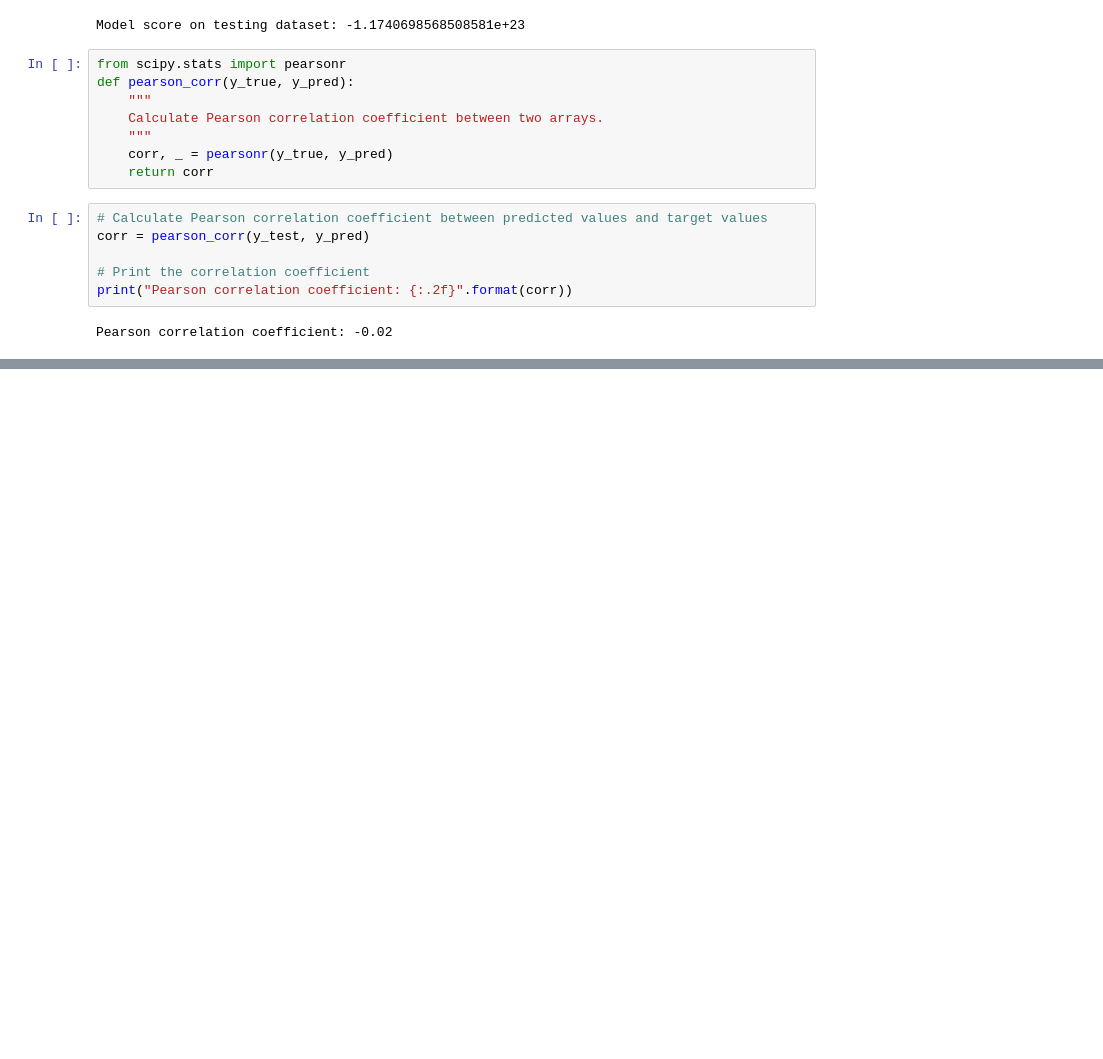
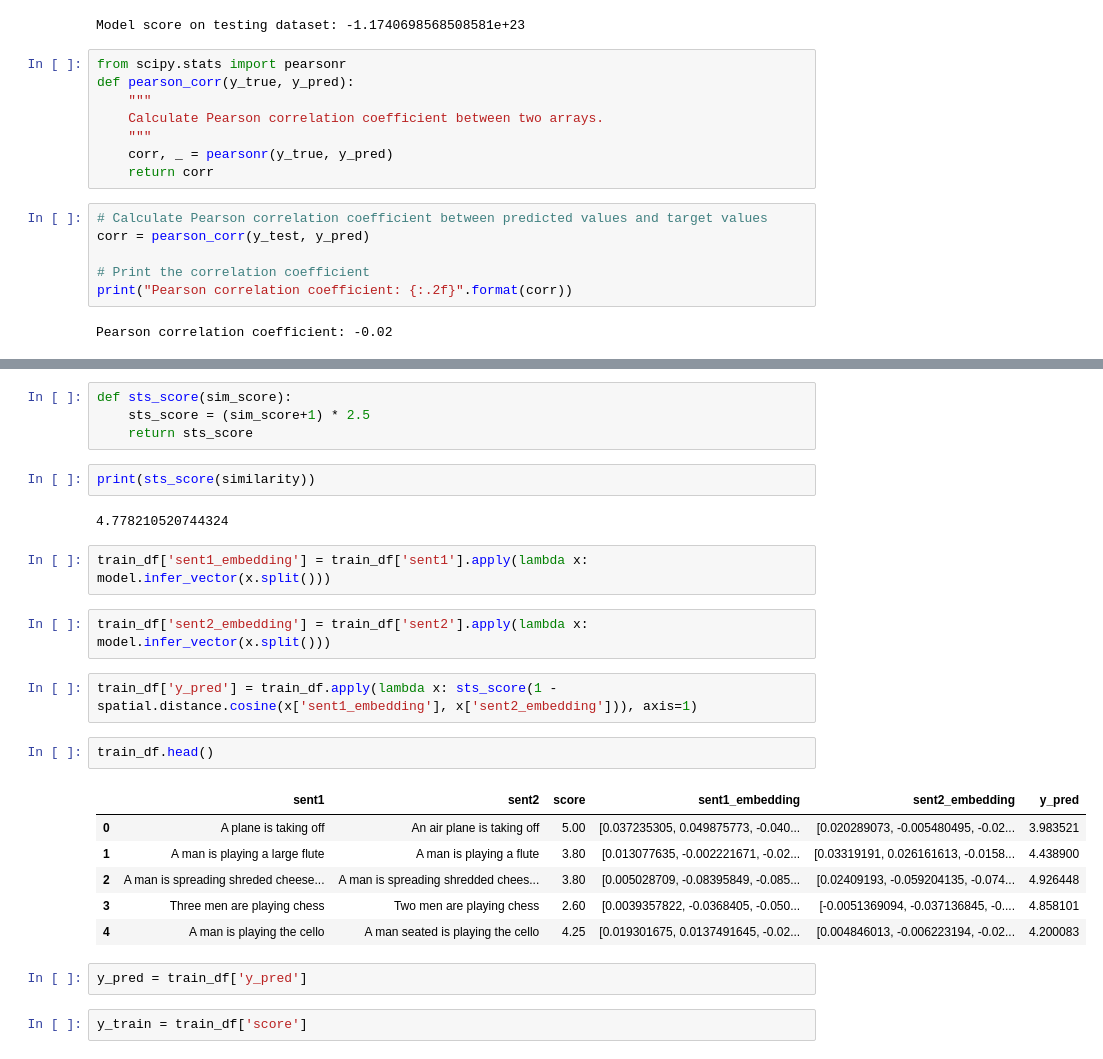
Before and after one commit to tanalpha-aditya/Advanced_Semantic_similarity, a Jupyter notebook: semantic_model_training.ipynb, the cells around one changed output, grey strips where cells are left out. Cells and saved outputs as stored; diff of their text form; blank space fills up the shorter version.

```diff
--- a/semantic_model_training.ipynb
+++ b/semantic_model_training.ipynb
@@ -131,0 +232,27 @@ Pearson correlation coefficient: -0.02
+# %%
+def sts_score(sim_score):
+    sts_score = (sim_score+1) * 2.5
+    return sts_score
+# %%
+print(sts_score(similarity))
+# %% [output]
+4.778210520744324
+# %%
+train_df['sent1_embedding'] = train_df['sent1'].apply(lambda x: model.infer_vector(x.split()))
+# %%
+train_df['sent2_embedding'] = train_df['sent2'].apply(lambda x: model.infer_vector(x.split()))
+# %%
+train_df['y_pred'] = train_df.apply(lambda x: sts_score(1 - spatial.distance.cosine(x['sent1_embedding'], x['sent2_embedding'])), axis=1)
+# %%
+train_df.head()
+# %% [output]
+|  | sent1 | sent2 | score | sent1_embedding | sent2_embedding | y_pred |
+| 0 | A plane is taking off | An air plane is taking off | 5.00 | [0.037235305, 0.049875773, -0.040... | [0.020289073, -0.005480495, -0.02... | 3.983521 |
+| 1 | A man is playing a large flute | A man is playing a flute | 3.80 | [0.013077635, -0.002221671, -0.02... | [0.03319191, 0.026161613, -0.0158... | 4.438900 |
+| 2 | A man is spreading shreded cheese... | A man is spreading shredded chees... | 3.80 | [0.005028709, -0.08395849, -0.085... | [0.02409193, -0.059204135, -0.074... | 4.926448 |
+| 3 | Three men are playing chess | Two men are playing chess | 2.60 | [0.0039357822, -0.0368405, -0.050... | [-0.0051369094, -0.037136845, -0.... | 4.858101 |
+| 4 | A man is playing the cello | A man seated is playing the cello | 4.25 | [0.019301675, 0.0137491645, -0.02... | [0.004846013, -0.006223194, -0.02... | 4.200083 |
+# %%
+y_pred = train_df['y_pred']
+# %%
+y_train = train_df['score']
```
Also changed, not shown: parts of 41 cells of this notebook, 1 other file.
